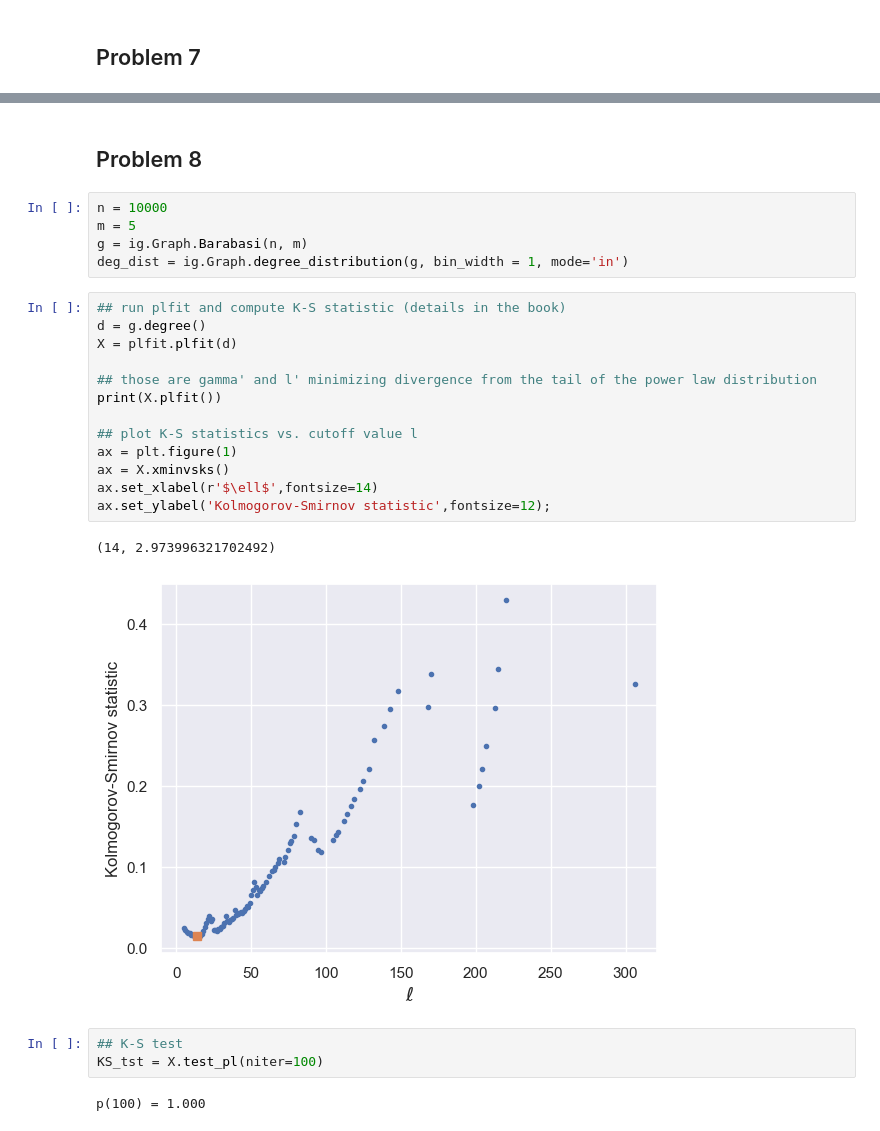
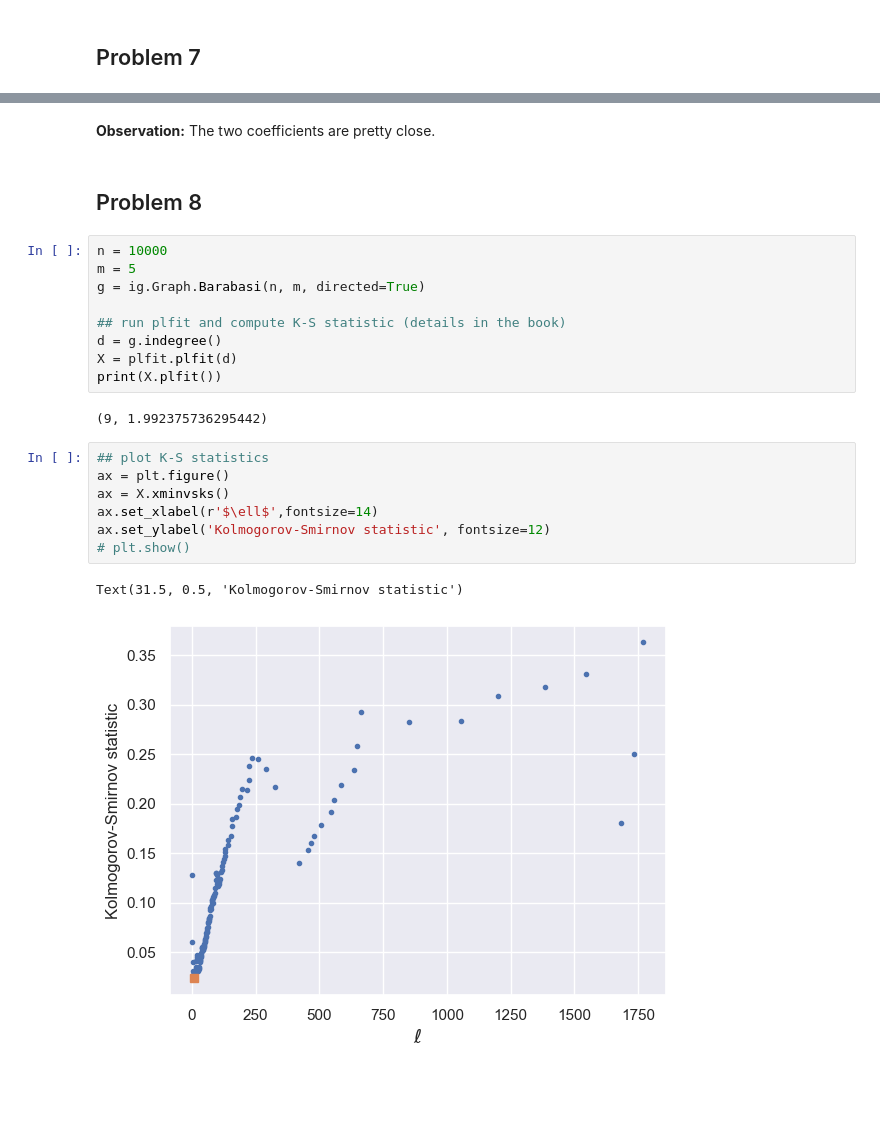
Before and after one commit to hoangntc/GraphMiningNotebooks, a Jupyter notebook: assignment/assignment_02.ipynb, the cells around one changed output, grey strips where cells are left out. Cells and saved outputs as stored; diff of their text form; blank space fills up the shorter version.

```diff
--- a/assignment/assignment_02.ipynb
+++ b/assignment/assignment_02.ipynb
@@ -157,31 +170,28 @@ plt.show()
+# %% [markdown]
+**Observation:** The two coefficients are pretty close.
 # %% [markdown]
 ## Problem 8
 # %%
 n = 10000
 m = 5
-g = ig.Graph.Barabasi(n, m)
-deg_dist = ig.Graph.degree_distribution(g, bin_width = 1, mode='in')
+g = ig.Graph.Barabasi(n, m, directed=True)
+
+## run plfit and compute K-S statistic (details in the book)
+d = g.indegree()
+X = plfit.plfit(d)
+print(X.plfit())
+# %% [output]
+(9, 1.992375736295442)
 # %%
-## run plfit and compute K-S statistic (details in the book)
-d = g.degree()
-X = plfit.plfit(d)
-
-## those are gamma' and l' minimizing divergence from the tail of the power law distribution
-print(X.plfit())
-
-## plot K-S statistics vs. cutoff value l
-ax = plt.figure(1)
+## plot K-S statistics
+ax = plt.figure()
 ax = X.xminvsks()
 ax.set_xlabel(r'$\ell$',fontsize=14)
-ax.set_ylabel('Kolmogorov-Smirnov statistic',fontsize=12);
+ax.set_ylabel('Kolmogorov-Smirnov statistic', fontsize=12)
+# plt.show()
 # %% [output]
-(14, 2.973996321702492)
+Text(31.5, 0.5, 'Kolmogorov-Smirnov statistic')
-[figure, old version]
+[figure, new version]
-# %%
-## K-S test
-KS_tst = X.test_pl(niter=100)
-# %% [output]
-p(100) = 1.000
 # %%
 ## inverse cdf along with fitted line (as with Figure 2.6 in the book)
 fig, ax = plt.subplots()
```
Also changed, not shown: parts of 12 cells of this notebook, 1 other file.
